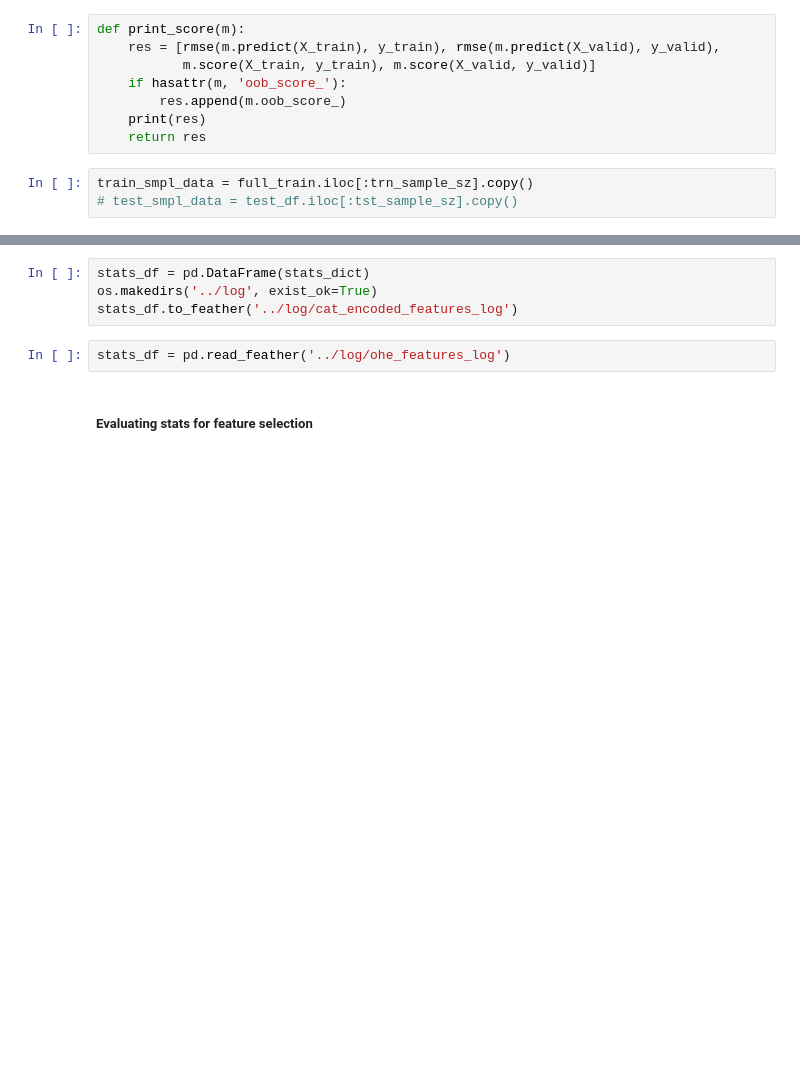
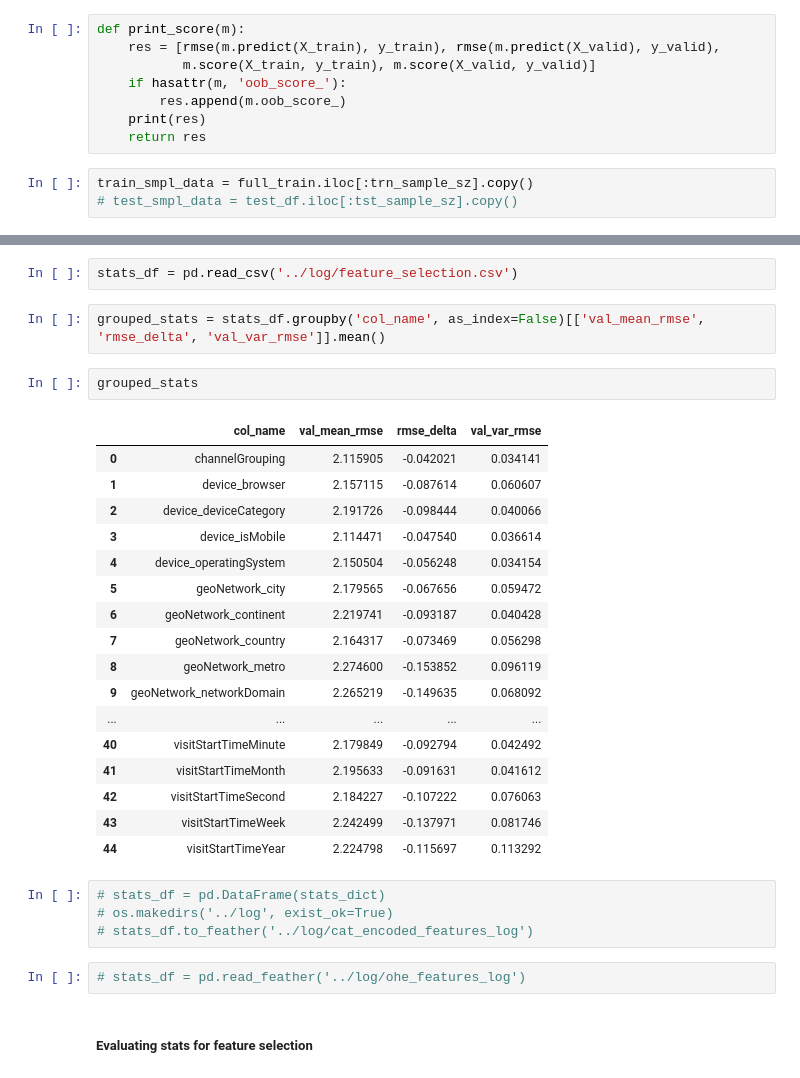
Before and after one commit to ademyanchuk/kaggle_google_revenue, a Jupyter notebook: notebooks/rf_fastai-baseline.ipynb, the cells around one changed output, grey strips where cells are left out. Cells and saved outputs as stored; diff of their text form; blank space fills up the shorter version.

Commit message:
add feature selection process - conducr a N number of experiments there you pick features at random and get delta from best rmse

```diff
--- a/notebooks/rf_fastai-baseline.ipynb
+++ b/notebooks/rf_fastai-baseline.ipynb
@@ -446,9 +479,33 @@ Wall time: 4min 49s
+# %%
+stats_df = pd.read_csv('../log/feature_selection.csv')
+# %%
+grouped_stats = stats_df.groupby('col_name', as_index=False)[['val_mean_rmse', 'rmse_delta', 'val_var_rmse']].mean()
+# %%
+grouped_stats
+# %% [output]
+|  | col_name | val_mean_rmse | rmse_delta | val_var_rmse |
+| 0 | channelGrouping | 2.115905 | -0.042021 | 0.034141 |
+| 1 | device_browser | 2.157115 | -0.087614 | 0.060607 |
+| 2 | device_deviceCategory | 2.191726 | -0.098444 | 0.040066 |
+| 3 | device_isMobile | 2.114471 | -0.047540 | 0.036614 |
+| 4 | device_operatingSystem | 2.150504 | -0.056248 | 0.034154 |
+| 5 | geoNetwork_city | 2.179565 | -0.067656 | 0.059472 |
+| 6 | geoNetwork_continent | 2.219741 | -0.093187 | 0.040428 |
+| 7 | geoNetwork_country | 2.164317 | -0.073469 | 0.056298 |
+| 8 | geoNetwork_metro | 2.274600 | -0.153852 | 0.096119 |
+| 9 | geoNetwork_networkDomain | 2.265219 | -0.149635 | 0.068092 |
+| ... | ... | ... | ... | ... |
+| 40 | visitStartTimeMinute | 2.179849 | -0.092794 | 0.042492 |
+| 41 | visitStartTimeMonth | 2.195633 | -0.091631 | 0.041612 |
+| 42 | visitStartTimeSecond | 2.184227 | -0.107222 | 0.076063 |
+| 43 | visitStartTimeWeek | 2.242499 | -0.137971 | 0.081746 |
+| 44 | visitStartTimeYear | 2.224798 | -0.115697 | 0.113292 |
 # %%
-stats_df = pd.DataFrame(stats_dict)
-os.makedirs('../log', exist_ok=True)
-stats_df.to_feather('../log/cat_encoded_features_log')
+# stats_df = pd.DataFrame(stats_dict)
+# os.makedirs('../log', exist_ok=True)
+# stats_df.to_feather('../log/cat_encoded_features_log')
 # %%
-stats_df = pd.read_feather('../log/ohe_features_log')
+# stats_df = pd.read_feather('../log/ohe_features_log')
 # %% [markdown]
 #####  Evaluating stats for feature selection
 # %%
```
Also changed, not shown: parts of 5 cells of this notebook.
